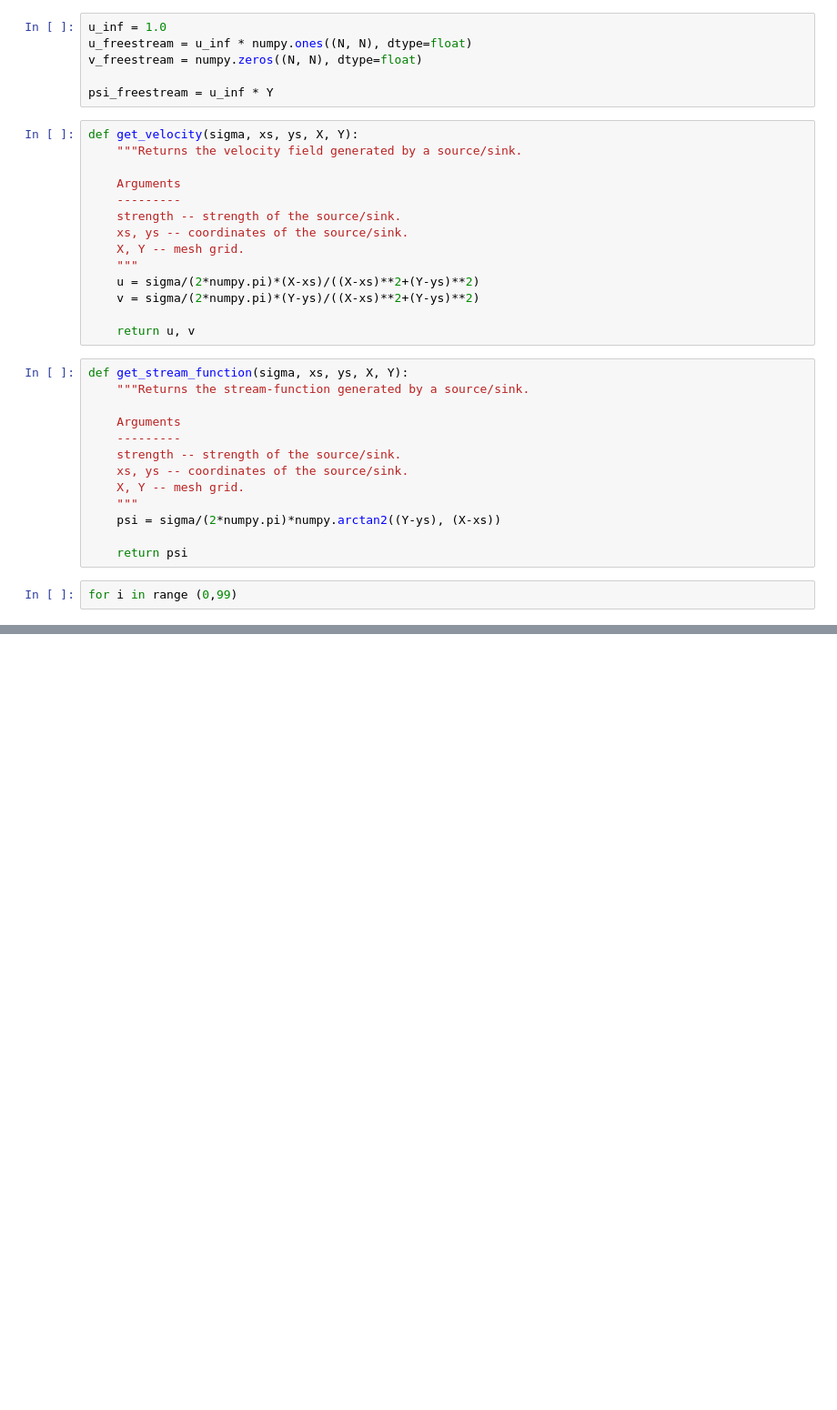
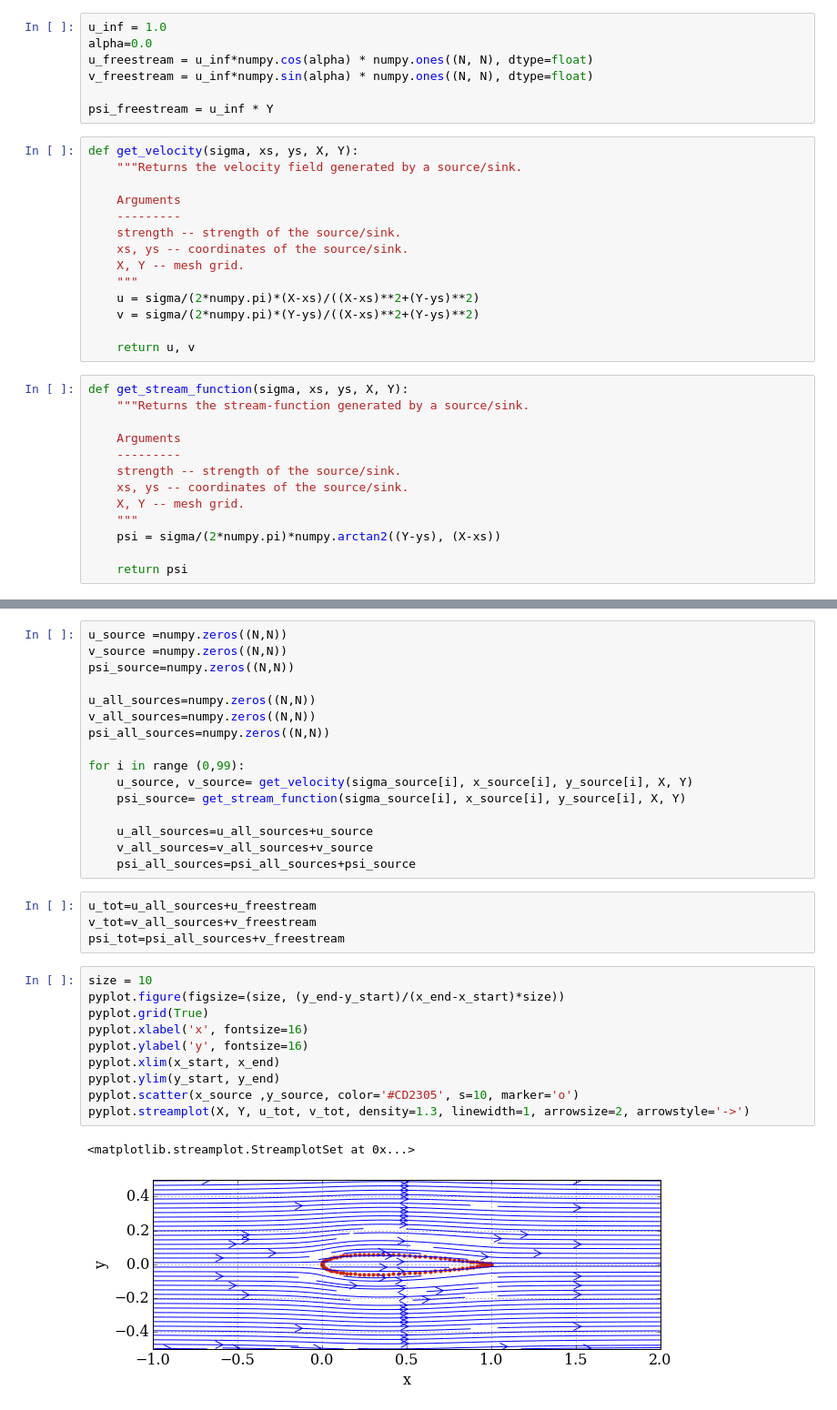
Before and after one commit to irenous/numerical-mooc, a Jupyter notebook: working/stage_ilan/Aero/Aero.ipynb, the cells around one changed output, grey strips where cells are left out. Shown at 91% size. Drawn from its saved outputs; the diff is of its cells as text; blank space fills up the shorter version.

```diff
--- a/working/stage_ilan/Aero/Aero.ipynb
+++ b/working/stage_ilan/Aero/Aero.ipynb
@@ -24,8 +24,9 @@ y = numpy.linspace(y_start, y_end, N)    # creates a 1D-array for y
 X, Y = numpy.meshgrid(x, y)              # generates a mesh grid
 # %%
 u_inf = 1.0
-u_freestream = u_inf * numpy.ones((N, N), dtype=float)
-v_freestream = numpy.zeros((N, N), dtype=float)
+alpha=0.0
+u_freestream = u_inf*numpy.cos(alpha) * numpy.ones((N, N), dtype=float)
+v_freestream = u_inf*numpy.sin(alpha) * numpy.ones((N, N), dtype=float)
 
 psi_freestream = u_inf * Y
 # %%
@@ -55,5 +56,3 @@ def get_stream_function(sigma, xs, ys, X, Y):
     psi = sigma/(2*numpy.pi)*numpy.arctan2((Y-ys), (X-xs))
 
     return psi
-# %%
-for i in range (0,99)
@@ -61,0 +59,33 @@ SyntaxError: unexpected EOF while parsing (<ipython-input-18-b058010d6e8d>, line
+# %%
+u_source =numpy.zeros((N,N))
+v_source =numpy.zeros((N,N))
+psi_source=numpy.zeros((N,N))
+
+u_all_sources=numpy.zeros((N,N))
+v_all_sources=numpy.zeros((N,N))
+psi_all_sources=numpy.zeros((N,N))
+
+for i in range (0,99):
+    u_source, v_source= get_velocity(sigma_source[i], x_source[i], y_source[i], X, Y)
+    psi_source= get_stream_function(sigma_source[i], x_source[i], y_source[i], X, Y)
+
+    u_all_sources=u_all_sources+u_source
+    v_all_sources=v_all_sources+v_source
+    psi_all_sources=psi_all_sources+psi_source
+# %%
+u_tot=u_all_sources+u_freestream
+v_tot=v_all_sources+v_freestream
+psi_tot=psi_all_sources+v_freestream
+# %%
+size = 10
+pyplot.figure(figsize=(size, (y_end-y_start)/(x_end-x_start)*size))
+pyplot.grid(True)
+pyplot.xlabel('x', fontsize=16)
+pyplot.ylabel('y', fontsize=16)
+pyplot.xlim(x_start, x_end)
+pyplot.ylim(y_start, y_end)
+pyplot.scatter(x_source ,y_source, color='#CD2305', s=10, marker='o')
+pyplot.streamplot(X, Y, u_tot, v_tot, density=1.3, linewidth=1, arrowsize=2, arrowstyle='->')
+# %% [output]
+<matplotlib.streamplot.StreamplotSet at 0x...>
+[figure, added]
```
Also changed, not shown: parts of 4 cells of this notebook, 2 other files.
